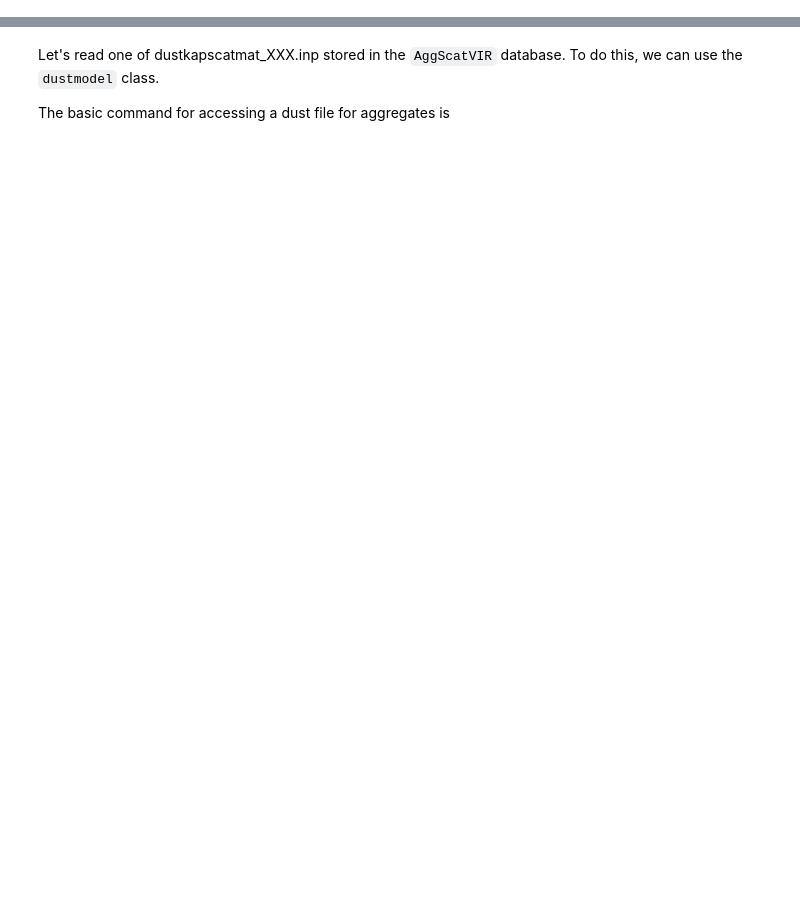
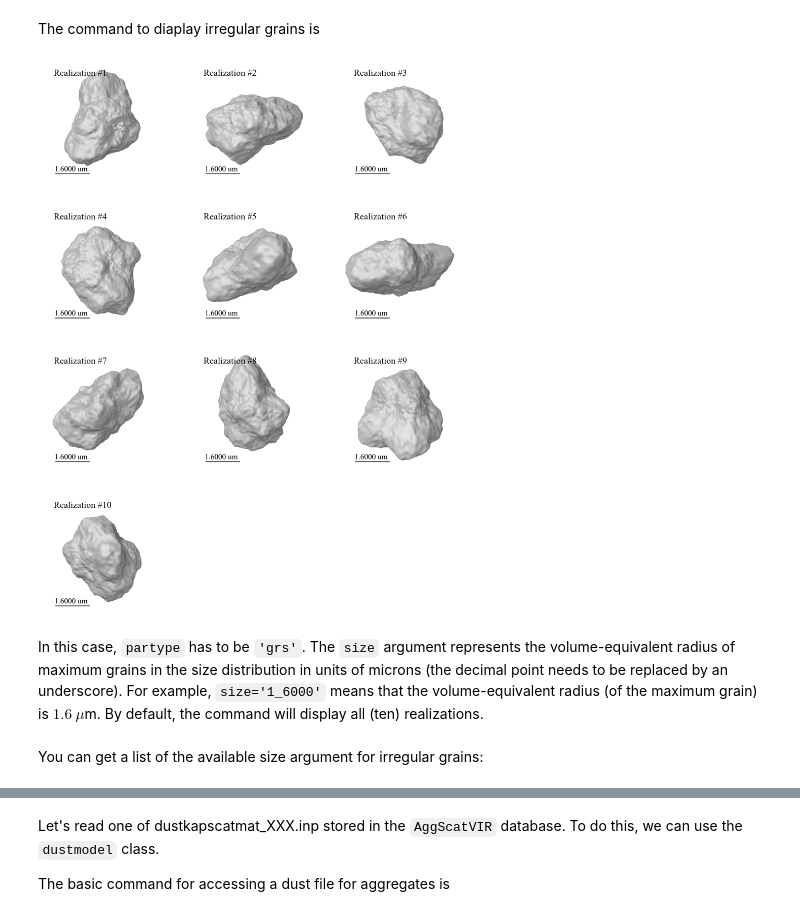
Before and after one commit to rtazaki1205/AggScatVIR, a Jupyter notebook: docs/examples.ipynb, the cells around one changed output, grey strips where cells are left out. Cells and saved outputs as stored; diff of their text form; code cells hidden in the pictures; blank space fills up the shorter version.

```diff
--- a/docs/examples.ipynb
+++ b/docs/examples.ipynb
@@ -19,0 +39,10 @@ from aggscatpy import *
+# %% [markdown]
+The command to diaplay irregular grains is
+# %%
+aggscatpy.view_particle(partype='grs',size='1_6000')
+# %% [output]
+[figure, added]
+# %% [markdown]
+In this case, `partype` has to be `'grs'`. The `size` argument represents the volume-equivalent radius of maximum grains in the size distribution in units of microns (the decimal point needs to be replaced by an underscore). For example, `size='1_6000'` means that the volume-equivalent radius (of the maximum grain) is $1.6~\mu$m. By default, the command will display all (ten) realizations.
+# %% [markdown]
+You can get a list of the available size argument for irregular grains:
```
Also changed, not shown: parts of 76 cells of this notebook, 46 other files.
